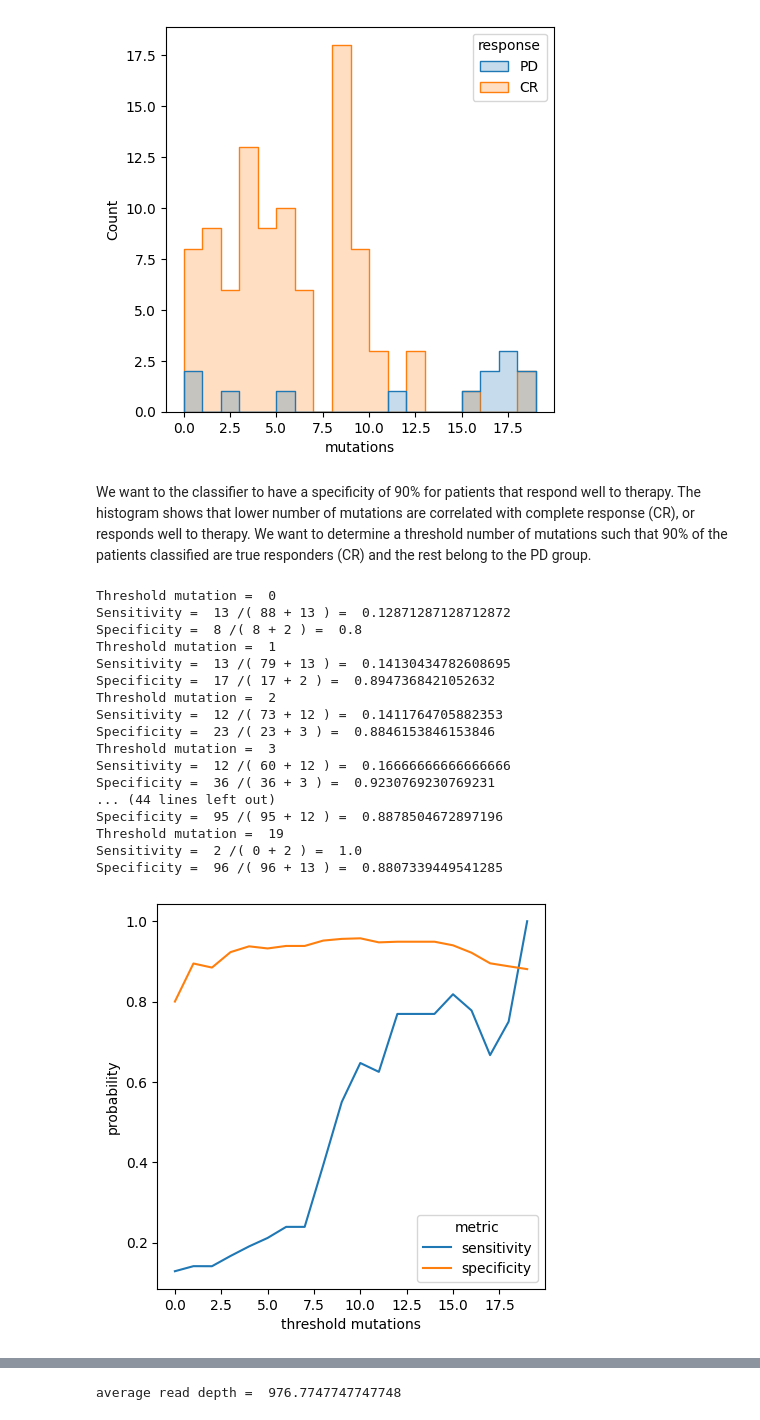
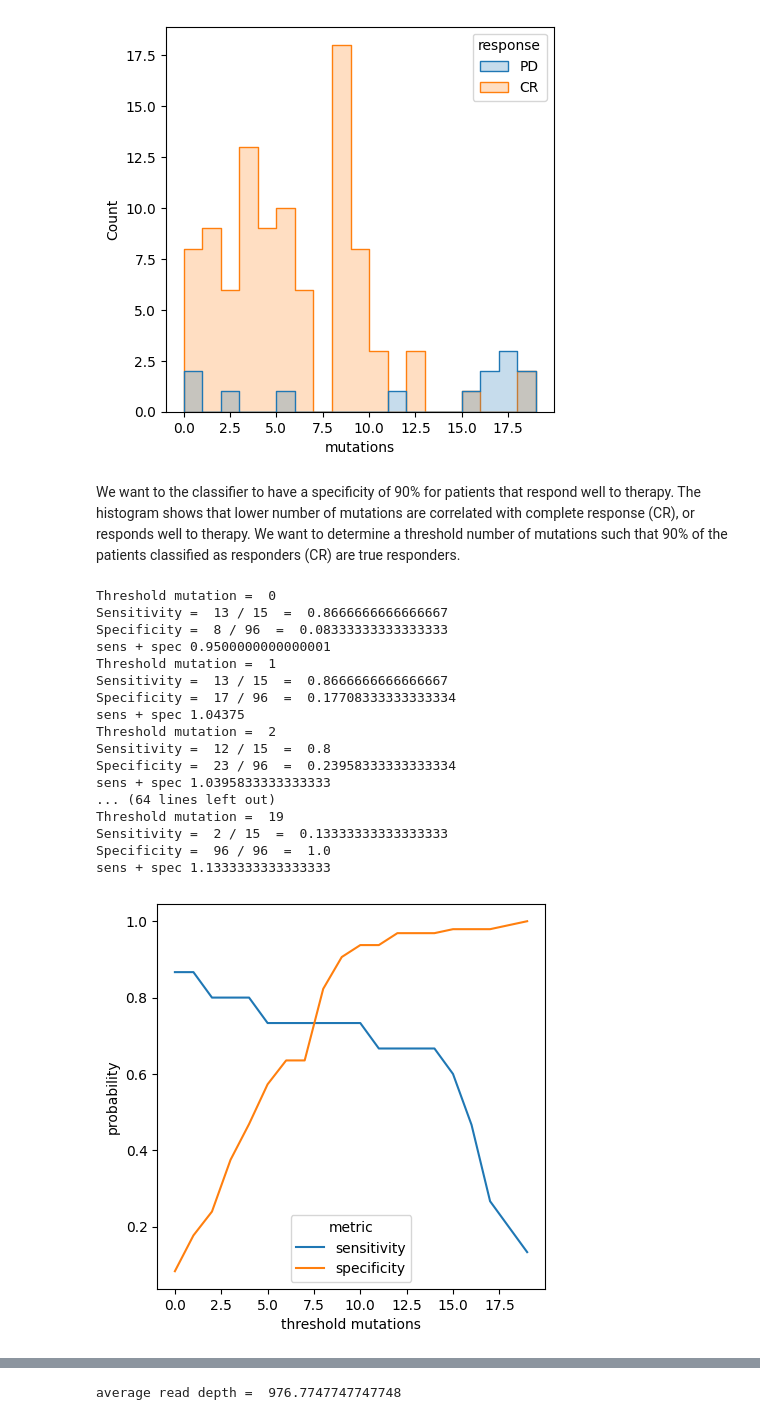
Before and after one commit to zchen15/exercise, a Jupyter notebook: exercise.ipynb, the cells around one changed output, grey strips where cells are left out. Drawn from its saved outputs; the diff is of its cells as text; code cells hidden in the pictures.

Commit message:
specificity and sensitivity fixed

```diff
--- a/exercise.ipynb
+++ b/exercise.ipynb
@@ -80,7 +80,8 @@ col = x.columns[col]
 # get total mutations
 x['mutations'] = 0
 for c in col:
-    x['mutations'] = x['mutations'] + (x[c] > 0)*1.0
+    x['mutations'] = x['mutations'
+                      ] + (x[c] > 0)*1.0
 x['mutations'] = x['mutations'].astype(int)
 x_raw = x
 # %%
@@ -91,57 +92,65 @@ plt.show()
 # %% [output]
 [figure]
 # %% [markdown]
-We want to the classifier to have a specificity of 90% for patients that respond well to therapy. The histogram shows that lower number of mutations are correlated with complete response (CR), or responds well to therapy. We want to determine a threshold number of mutations such that 90% of the patients classified are true responders (CR) and the rest belong to the PD group.
+We want to the classifier to have a specificity of 90% for patients that respond well to therapy. The histogram shows that lower number of mutations are correlated with complete response (CR), or responds well to therapy. We want to determine a threshold number of mutations such that 90% of the patients classified as responders (CR) are true responders.
 # %%
 # iterate through mutation
 out = []
+pos = sum(x['response']=='PD')
+neg = sum(x['response']=='CR')
+
 for i in range(20):
     print('Threshold mutation = ',i)
     c = x['mutations'] > i
     cr = sum(x[c]['response'] == 'CR')
     pdd = sum(x[c]['response'] == 'PD')
-    print('Sensitivity = ', pdd, '/(',cr,'+',pdd,') = ',pdd/(pdd+cr))
-    sens = pdd/(pdd+cr)
+    #print('Sensitivity = ', pdd, '/(',cr,'+',pdd,') = ',pdd/(pdd+cr))
+    #sens = pdd/(pdd+cr)
+    print('Sensitivity = ', pdd, '/',pos,' = ',pdd/pos)
+    sens = pdd/pos
 
     cr = sum(x[~c]['response'] == 'CR')
     pdd = sum(x[~c]['response'] == 'PD')
-    print('Specificity = ', cr, '/(',cr,'+',pdd,') = ', cr/(pdd+cr))
-    spec = cr/(pdd+cr)
+    #print('Specificity = ', cr, '/(',cr,'+',pdd,') = ', cr/(pdd+cr))
+    #spec = cr/(pdd+cr)
+    print('Specificity = ', cr, '/',neg,' = ', cr/neg)
+    spec = cr/neg
     out.append([i, sens, spec])
+    print('sens + spec',sens+spec)
 
 col = ['threshold mutations','sensitivity','specificity']
 df = pd.DataFrame(out, columns=col)
 
 df1 = df.copy()
 df1['probability']= df['sensitivity']
 df1['metric'] = 'sensitivity'
 
 df2 = df.copy()
 df2['probability'] = df['specificity']
 df2['metric'] = 'specificity'
 col = ['threshold mutations','probability','metric']
 df = pd.concat([df1[col], df2[col]])
 
 plt.figure(2, figsize=(5,5))
 sns.lineplot(data=df, x='threshold mutations', y='probability', hue='metric')
 plt.show()
 # %% [output]
 Threshold mutation =  0
-Sensitivity =  13 /( 88 + 13 ) =  0.12871287128712872
-Specificity =  8 /( 8 + 2 ) =  0.8
+Sensitivity =  13 / 15  =  0.8666666666666667
+Specificity =  8 / 96  =  0.08333333333333333
+sens + spec 0.9500000000000001
 Threshold mutation =  1
-Sensitivity =  13 /( 79 + 13 ) =  0.14130434782608695
-Specificity =  17 /( 17 + 2 ) =  0.8947368421052632
+Sensitivity =  13 / 15  =  0.8666666666666667
+Specificity =  17 / 96  =  0.17708333333333334
+sens + spec 1.04375
 Threshold mutation =  2
-Sensitivity =  12 /( 73 + 12 ) =  0.1411764705882353
-Specificity =  23 /( 23 + 3 ) =  0.8846153846153846
-Threshold mutation =  3
-Sensitivity =  12 /( 60 + 12 ) =  0.16666666666666666
-Specificity =  36 /( 36 + 3 ) =  0.9230769230769231
-... (44 lines left out)
-Specificity =  95 /( 95 + 12 ) =  0.8878504672897196
+Sensitivity =  12 / 15  =  0.8
+Specificity =  23 / 96  =  0.23958333333333334
+sens + spec 1.0395833333333333
+... (64 lines left out)
 Threshold mutation =  19
-Sensitivity =  2 /( 0 + 2 ) =  1.0
-Specificity =  96 /( 96 + 13 ) =  0.8807339449541285
+Sensitivity =  2 / 15  =  0.13333333333333333
+Specificity =  96 / 96  =  1.0
+sens + spec 1.1333333333333333
-[figure, old version]
+[figure, new version]
 # %% [markdown]
```
Also changed, not shown: parts of 3 cells of this notebook.
